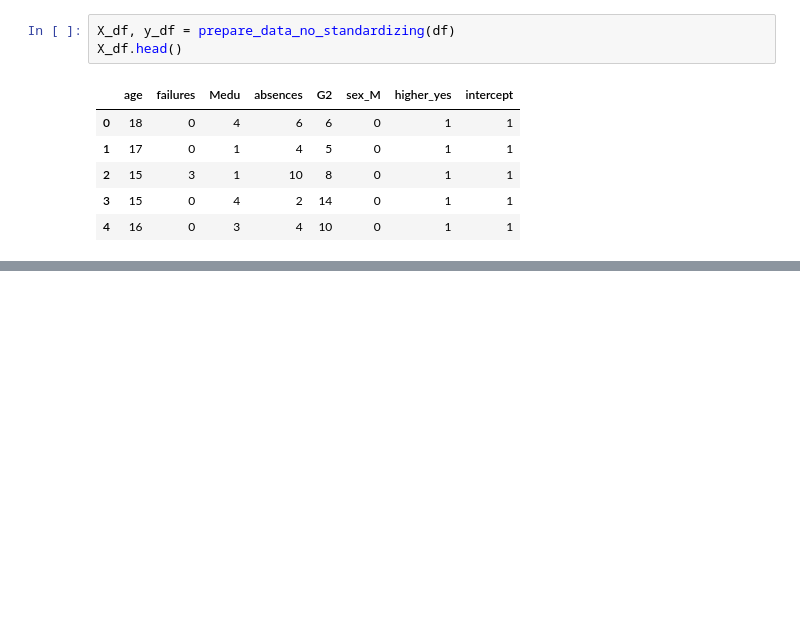
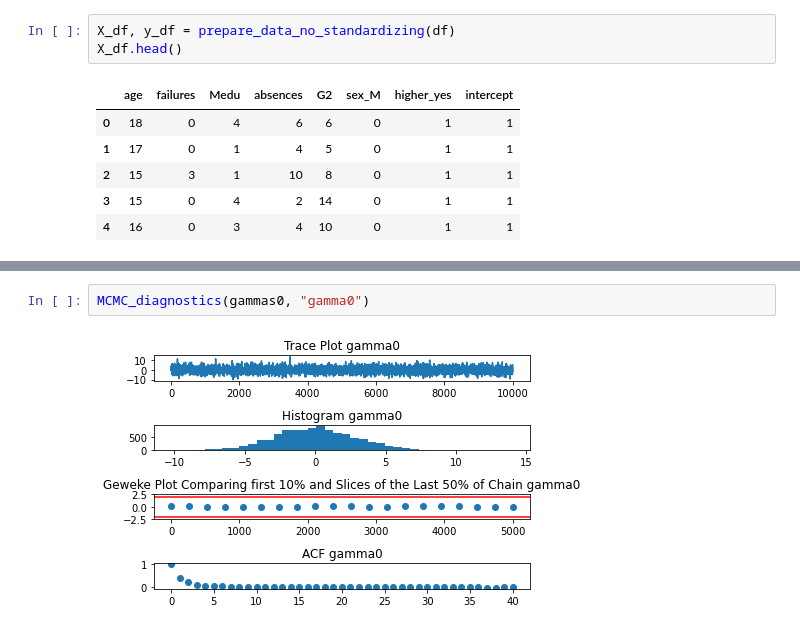
Before and after one commit to lbotti319/bayesian_math_scores, a Jupyter notebook: Modeling with missing data.ipynb, the cells around one changed output, grey strips where cells are left out. Cells and saved outputs as stored; diff of their text form; blank space fills up the shorter version.

```diff
--- a/Modeling with missing data.ipynb
+++ b/Modeling with missing data.ipynb
@@ -87,0 +110,4 @@ printing above the $(y - X.dot(betas[:, i-1])).T.dot(y - X.dot(betas[:, i-1])) /
+# %%
+MCMC_diagnostics(gammas0, "gamma0")
+# %% [output]
+[figure, added]
```
Also changed, not shown: parts of 18 cells of this notebook.
